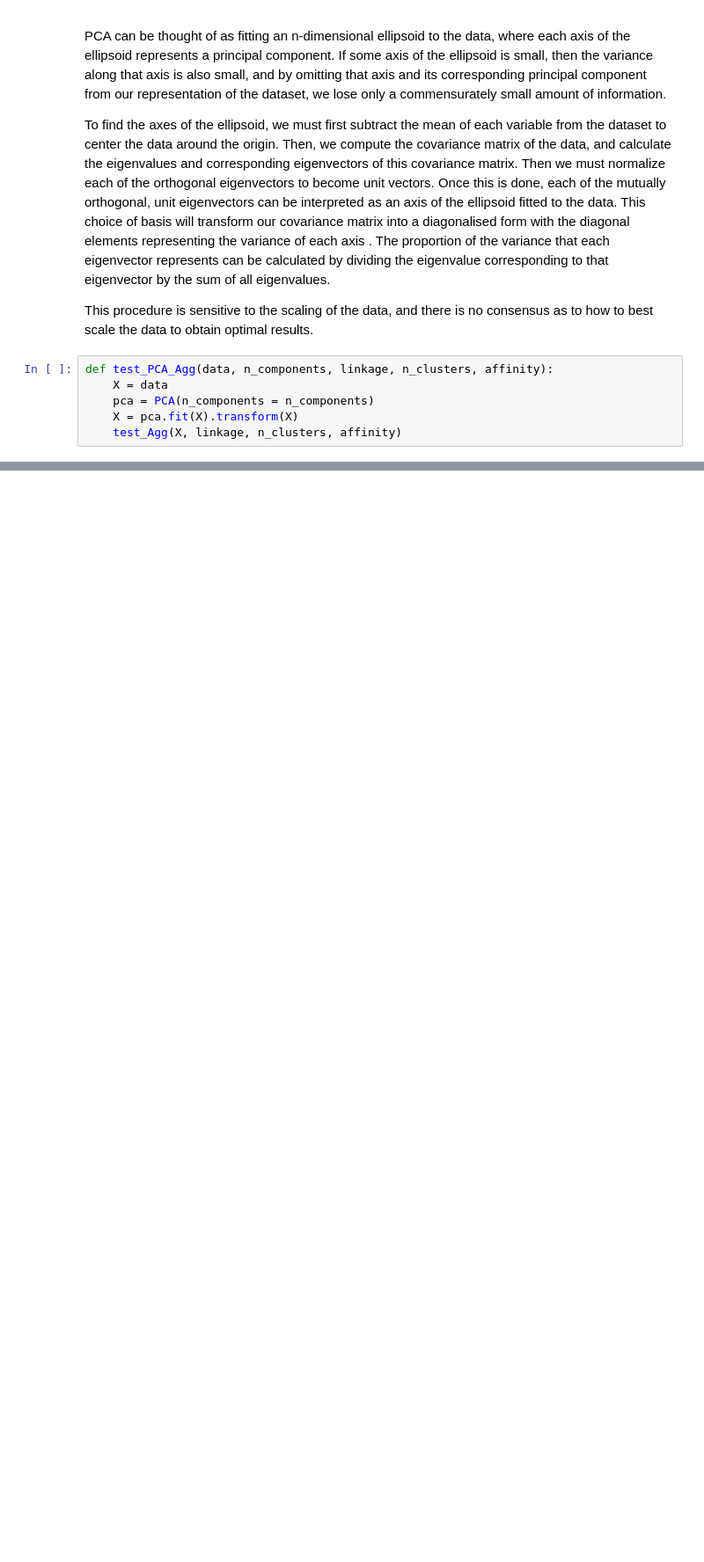
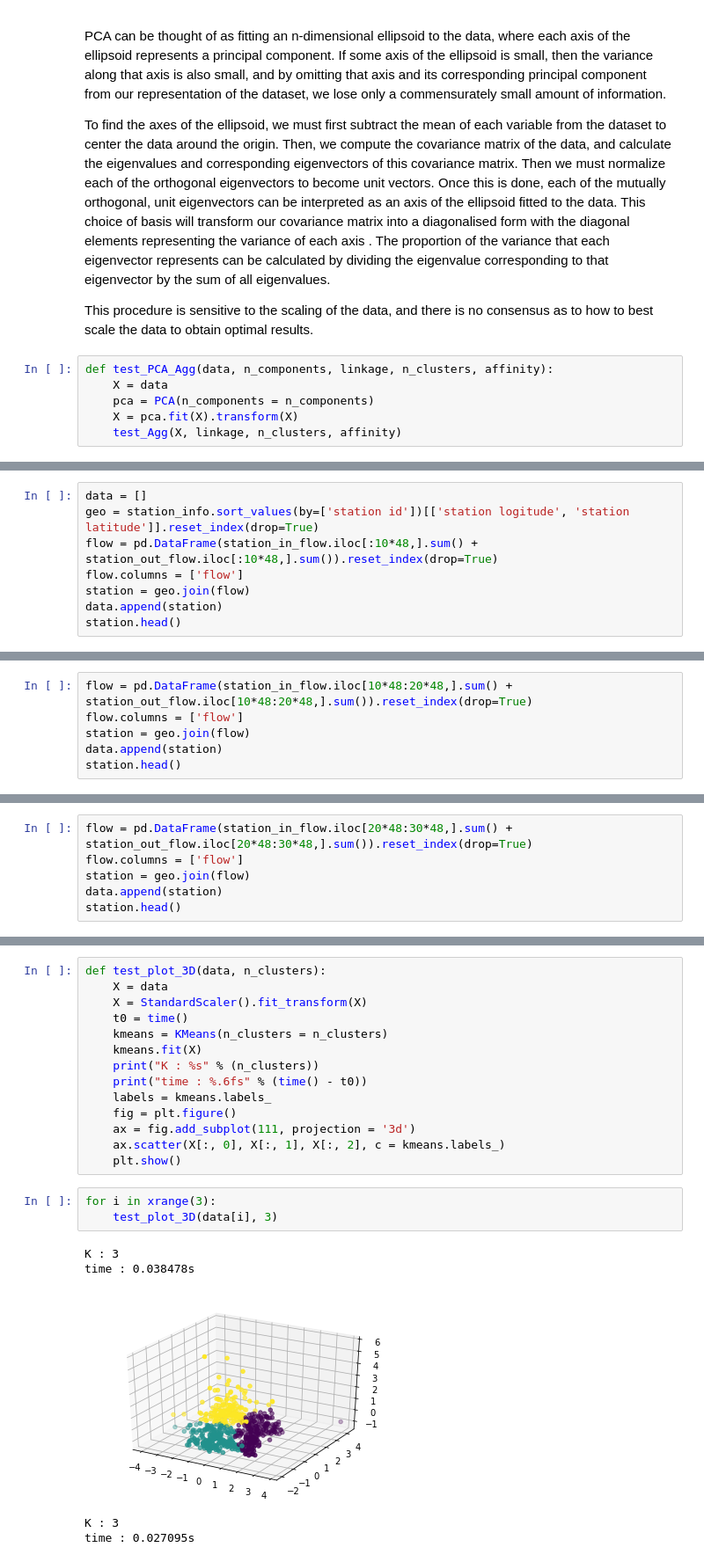
Before and after one commit to ss8651twtw/Data-Mining, a Jupyter notebook: hw2/Group3 hw2 0416077.ipynb, the cells around one changed output, grey strips where cells are left out. Shown at 88% size. Drawn from its saved outputs; the diff is of its cells as text; blank space fills up the shorter version.

```diff
--- a/hw2/Group3 hw2 0416077.ipynb
+++ b/hw2/Group3 hw2 0416077.ipynb
@@ -403,0 +419,8 @@ time : 0.002219s
+# %%
+data = []
+geo = station_info.sort_values(by=['station id'])[['station logitude', 'station latitude']].reset_index(drop=True)
+flow = pd.DataFrame(station_in_flow.iloc[:10*48,].sum() + station_out_flow.iloc[:10*48,].sum()).reset_index(drop=True)
+flow.columns = ['flow']
+station = geo.join(flow)
+data.append(station)
+station.head()
@@ -403,0 +434,6 @@ time : 0.002219s
+# %%
+flow = pd.DataFrame(station_in_flow.iloc[10*48:20*48,].sum() + station_out_flow.iloc[10*48:20*48,].sum()).reset_index(drop=True)
+flow.columns = ['flow']
+station = geo.join(flow)
+data.append(station)
+station.head()
@@ -403,0 +447,6 @@ time : 0.002219s
+# %%
+flow = pd.DataFrame(station_in_flow.iloc[20*48:30*48,].sum() + station_out_flow.iloc[20*48:30*48,].sum()).reset_index(drop=True)
+flow.columns = ['flow']
+station = geo.join(flow)
+data.append(station)
+station.head()
@@ -403,0 +462,23 @@ time : 0.002219s
+# %%
+def test_plot_3D(data, n_clusters):
+    X = data
+    X = StandardScaler().fit_transform(X)
+    t0 = time()
+    kmeans = KMeans(n_clusters = n_clusters)
+    kmeans.fit(X)
+    print("K : %s" % (n_clusters))
+    print("time : %.6fs" % (time() - t0))
+    labels = kmeans.labels_
+    fig = plt.figure()
+    ax = fig.add_subplot(111, projection = '3d')
+    ax.scatter(X[:, 0], X[:, 1], X[:, 2], c = kmeans.labels_)
+    plt.show()
+# %%
+for i in xrange(3):
+    test_plot_3D(data[i], 3)
+# %% [output]
+K : 3
+time : 0.038478s
+[figure, added]
+K : 3
+time : 0.027095s
```
Also changed, not shown: parts of 21 cells of this notebook, 1 other file.
